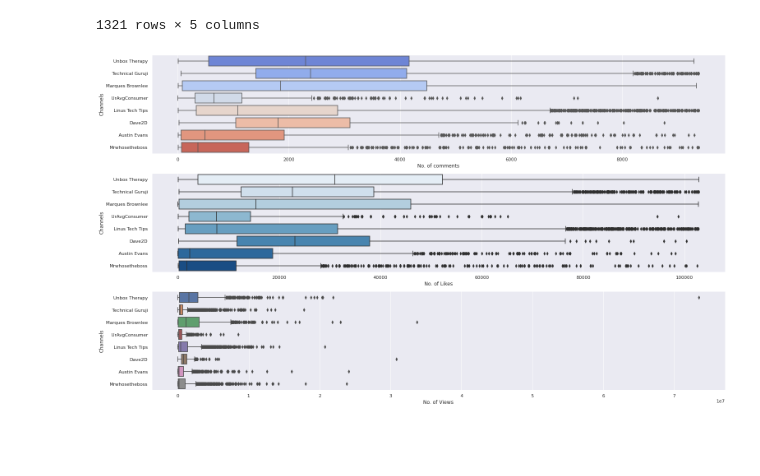
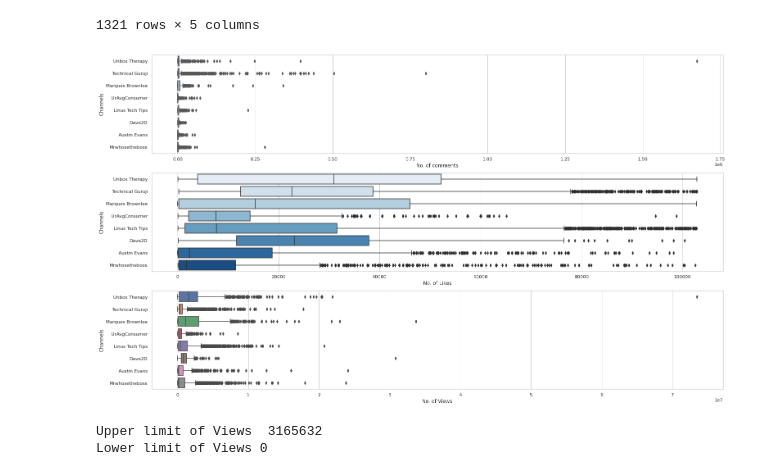
Before and after one commit to PyAshishMhatre/Channel-Analysis-using-Youtube-Data-API, a Jupyter notebook: YoutubeAnalysis.ipynb, the cells around one changed output. Saved outputs shown, nothing was run; the diff lists cells and outputs as text; code cells hidden in the pictures; blank space fills up the shorter version.

```diff
--- a/YoutubeAnalysis.ipynb
+++ b/YoutubeAnalysis.ipynb
@@ -565,20 +565,27 @@ likes = stats.drop(index = like_outliers)
 # %%
 fig, axes = plt.subplots(3, 1, figsize=(25, 15))
 
-b = sns.boxplot(x=comments['Stats_Comment'], y=comments['Video_Channel_title'], ax=axes[0], palette='coolwarm')
+b = sns.boxplot(x=stats['Stats_Comment'], y=stats['Video_Channel_title'], ax=axes[0], palette='coolwarm')
 b.set_xlabel('No. of comments')
 b.set_ylabel('Channels')
 
 
 b = sns.boxplot(x=likes['Stats_Like'], y=likes['Video_Channel_title'],    ax=axes[1], palette='Blues')
 b.set_xlabel('No. of Likes')
 b.set_ylabel('Channels')
 
 
 b = sns.boxplot(x=stats['Stats_view'], y=stats['Video_Channel_title'],    ax=axes[2])
 b.set_xlabel('No. of Views')
 b.set_ylabel('Channels')
 
 plt.show()
 # %% [output]
-[figure, old version]
+[figure, new version]
+# %%
+upper, lower = BoxLimits(stats['Stats_view'])
+print('Upper limit of Views ',upper)
+print('Lower limit of Views', lower)
+# %% [output]
+Upper limit of Views  3165632
+Lower limit of Views 0
```
Also changed, not shown: parts of 8 cells of this notebook.
